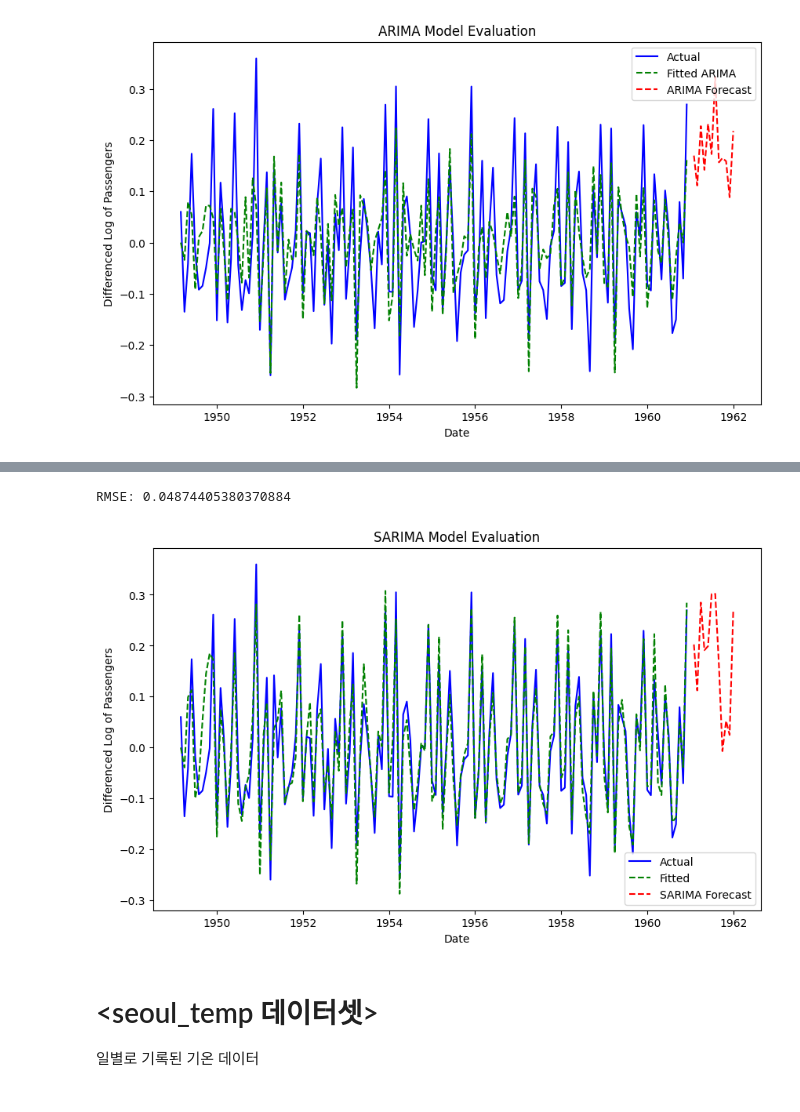
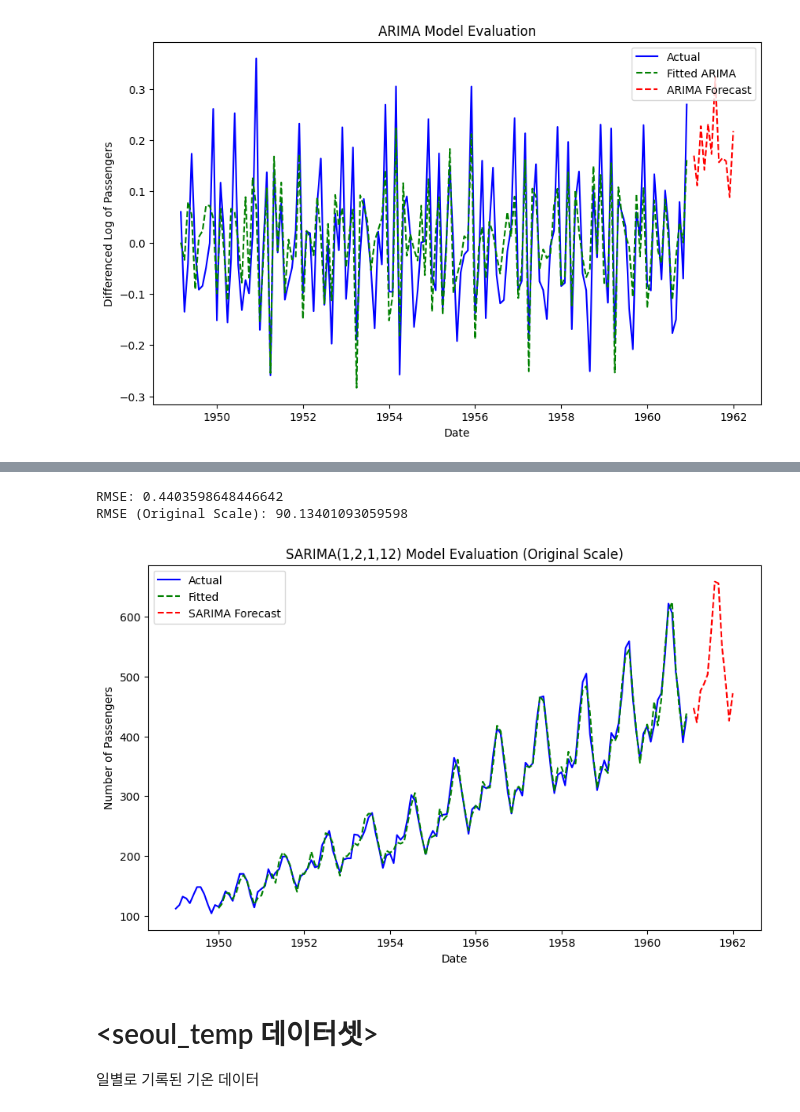
Before and after one commit to Moon-Chaebin/2025-1_Seminar, a Jupyter notebook: Team Study/데이터분석B/파이리_3차_학습코드.ipynb, the cells around one changed output, grey strips where cells are left out. Drawn from its saved outputs; the diff is of its cells as text; code cells hidden in the pictures.

```diff
--- a/Team Study/데이터분석B/파이리_3차_학습코드.ipynb
+++ b/Team Study/데이터분석B/파이리_3차_학습코드.ipynb
@@ -566,39 +545,49 @@ plt.show()
 # %%
 import numpy as np
 import pandas as pd
 import matplotlib.pyplot as plt
 from statsmodels.tsa.statespace.sarimax import SARIMAX
 from sklearn.metrics import mean_squared_error
 
-# SARIMA 모델 학습
-model = SARIMAX(df['log_passengers_diff2'].dropna(), order=(1,0,1), seasonal_order=(1,0,1,12))
+# SARIMA 모델 학습 (원본 로그 변환 데이터 사용)
+model = SARIMAX(df['log_passengers'].dropna(), order=(1,2,1), seasonal_order=(1,0,1,12), freq='MS')
 model_fit = model.fit()
 
+
 # 예측 (12개월)
-forecast_diff2 = model_fit.forecast(steps=12)
-
-# 예측 결과를 원래 스케일로 변환 (역차분)
-forecast = df['log_passengers_diff2'].dropna().iloc[-1] + forecast_diff2.cumsum()
+forecast = model_fit.forecast(steps=12)
 
 # RMSE 계산 (길이 맞추기)
 y_pred = model_fit.fittedvalues.dropna()
-y_true = df['log_passengers_diff2'].dropna().iloc[-len(y_pred):]
+y_true = df['log_passengers'].dropna().iloc[-len(y_pred):]
 rmse = np.sqrt(mean_squared_error(y_true, y_pred))
 print(f'RMSE: {rmse}')
 
-# 시각화
+# 로그 변환된 값을 원래 스케일로 변환 후 RMSE 계산
+y_pred_original = np.exp(y_pred.dropna())
+y_true_original = np.exp(y_true.dropna())
+rmse_original = np.sqrt(mean_squared_error(y_true_original, y_pred_original))
+print(f'RMSE (Original Scale): {rmse_original}')
+
+# 과거 이상치 제거 (초반 데이터 NaN 처리)
+y_pred.iloc[:12] = np.nan
+y_pred_original.iloc[:12] = np.nan
+
+# 원래 스케일로 변환하여 시각화
 plt.figure(figsize=(10, 6))
-plt.plot(df['log_passengers_diff2'].dropna(), label="Actual", color="blue")
-plt.plot(y_pred, label="Fitted", linestyle="dashed", color="green")
-plt.plot(pd.date_range(start=df['log_passengers_diff2'].dropna().index[-1], periods=13, freq='M')[1:], forecast, label="SARIMA Forecast", linestyle="dashed", color="red")
+plt.plot(np.exp(df['log_passengers'].dropna()), label="Actual", color="blue")
+plt.plot(y_pred_original, label="Fitted", linestyle="dashed", color="green")
+plt.plot(forecast_index, np.exp(forecast), label="SARIMA Forecast", linestyle="dashed", color="red")
+
 plt.legend()
-plt.title("SARIMA Model Evaluation")
+plt.title("SARIMA(1,2,1,12) Model Evaluation (Original Scale)")
 plt.xlabel("Date")
-plt.ylabel("Differenced Log of Passengers")
+plt.ylabel("Number of Passengers")
 plt.show()
 # %% [output]
-RMSE: 0.04874405380370884
+RMSE: 0.4403598648446642
+RMSE (Original Scale): 90.13401093059598
-[figure, old version]
+[figure, new version]
 # %% [markdown]
 # <seoul_temp 데이터셋>
 
```
Also changed, not shown: parts of 9 cells of this notebook.
